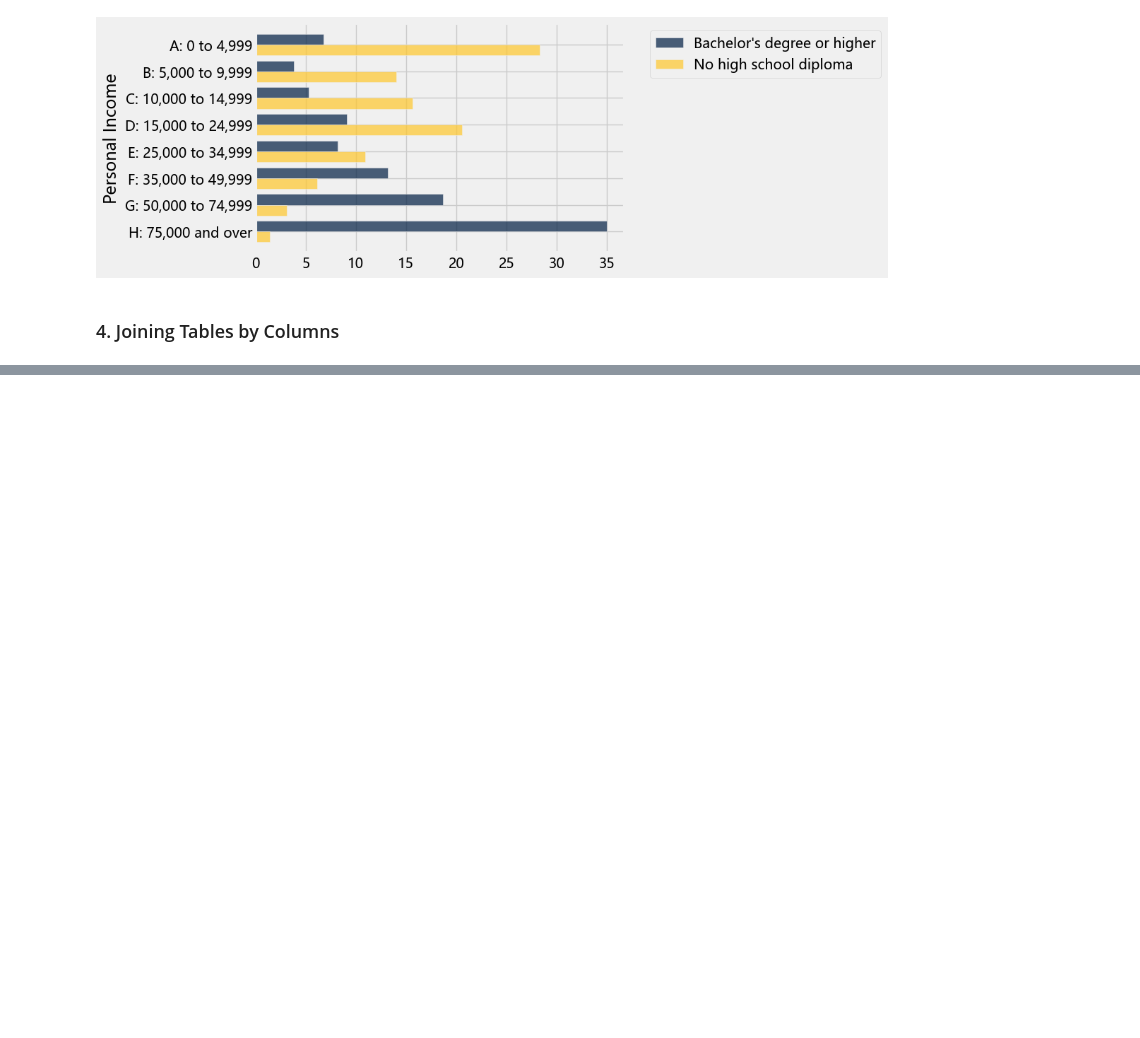
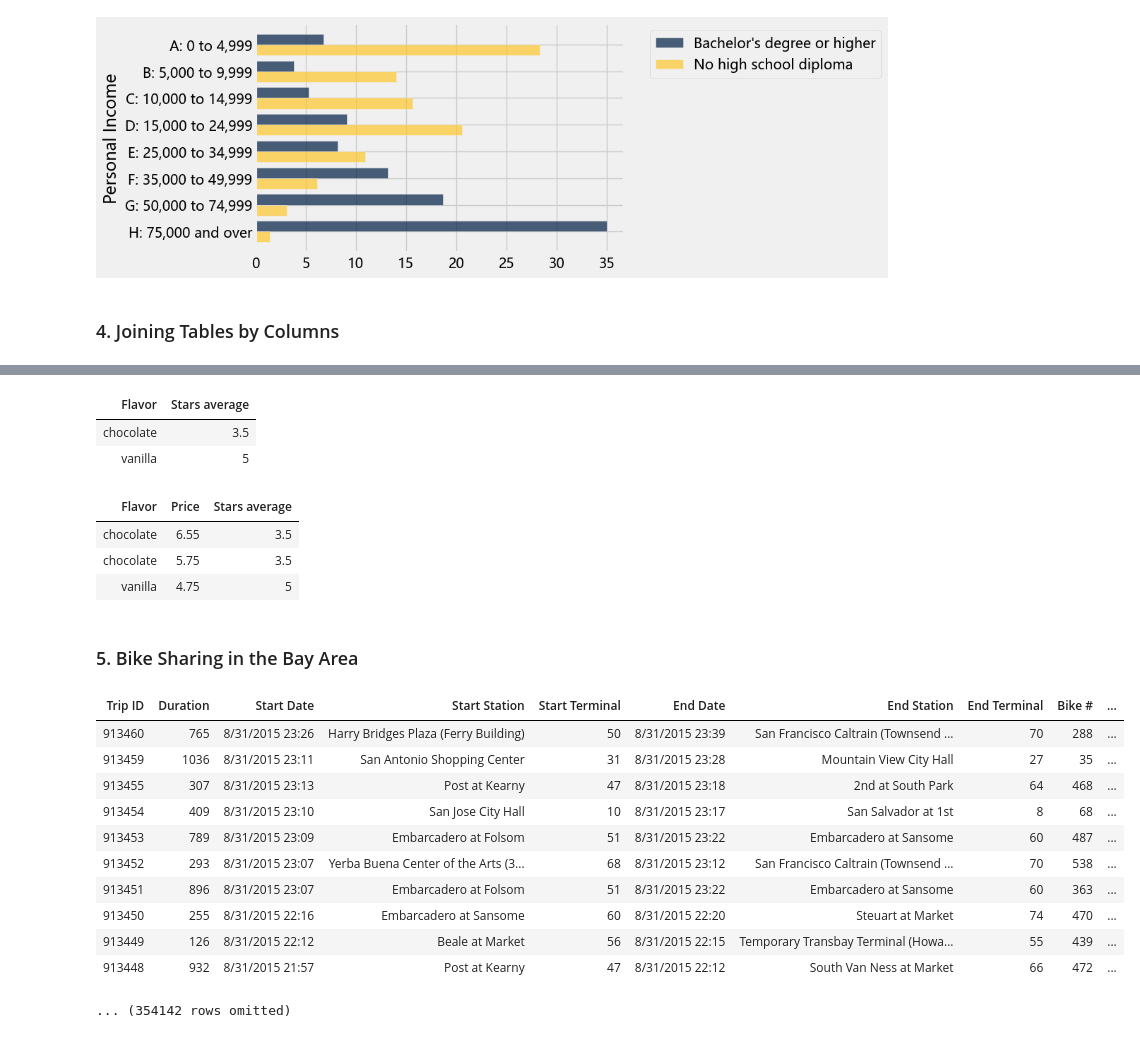
Before and after one commit to Matthew-HMS/Datascience101, a Jupyter notebook: Function.ipynb, the cells around one changed output, grey strips where cells are left out. Drawn from its saved outputs; the diff is of its cells as text; code cells hidden in the pictures; blank space fills up the shorter version.

```diff
--- a/Function.ipynb
+++ b/Function.ipynb
@@ -455,0 +530,16 @@ distribution.select(0,1,4).barh(0)
+# %%
+average_review = reviews.group('Flavor', np.average)
+average_review
+# %% [output]
+| Flavor | Stars average |
+| chocolate | 3.5 |
+| vanilla | 5 |
+# %%
+cones.join('Flavor', average_review, 'Flavor')
+# %% [output]
+| Flavor | Price | Stars average |
+| chocolate | 6.55 | 3.5 |
+| chocolate | 5.75 | 3.5 |
+| vanilla | 4.75 | 5 |
+# %% [markdown]
+### 5. Bike Sharing in the Bay Area
@@ -455,0 +557,16 @@ distribution.select(0,1,4).barh(0)
+# %%
+trips = Table.read_table('https://raw.githubusercontent.com/yu-to-chen/data-science/master/assets/data/trip.csv')
+trips
+# %% [output]
+| Trip ID | Duration | Start Date | Start Station | Start Terminal | End Date | End Station | End Terminal | Bike # | ... |
+| 913460 | 765 | 8/31/2015 23:26 | Harry Bridges Plaza (Ferry Building) | 50 | 8/31/2015 23:39 | San Francisco Caltrain (Townsend ... | 70 | 288 | ... |
+| 913459 | 1036 | 8/31/2015 23:11 | San Antonio Shopping Center | 31 | 8/31/2015 23:28 | Mountain View City Hall | 27 | 35 | ... |
+| 913455 | 307 | 8/31/2015 23:13 | Post at Kearny | 47 | 8/31/2015 23:18 | 2nd at South Park | 64 | 468 | ... |
+| 913454 | 409 | 8/31/2015 23:10 | San Jose City Hall | 10 | 8/31/2015 23:17 | San Salvador at 1st | 8 | 68 | ... |
+| 913453 | 789 | 8/31/2015 23:09 | Embarcadero at Folsom | 51 | 8/31/2015 23:22 | Embarcadero at Sansome | 60 | 487 | ... |
+| 913452 | 293 | 8/31/2015 23:07 | Yerba Buena Center of the Arts (3... | 68 | 8/31/2015 23:12 | San Francisco Caltrain (Townsend ... | 70 | 538 | ... |
+| 913451 | 896 | 8/31/2015 23:07 | Embarcadero at Folsom | 51 | 8/31/2015 23:22 | Embarcadero at Sansome | 60 | 363 | ... |
+| 913450 | 255 | 8/31/2015 22:16 | Embarcadero at Sansome | 60 | 8/31/2015 22:20 | Steuart at Market | 74 | 470 | ... |
+| 913449 | 126 | 8/31/2015 22:12 | Beale at Market | 56 | 8/31/2015 22:15 | Temporary Transbay Terminal (Howa... | 55 | 439 | ... |
+| 913448 | 932 | 8/31/2015 21:57 | Post at Kearny | 47 | 8/31/2015 22:12 | South Van Ness at Market | 66 | 472 | ... |
+... (354142 rows omitted)
```
Also changed, not shown: parts of 23 cells of this notebook.
